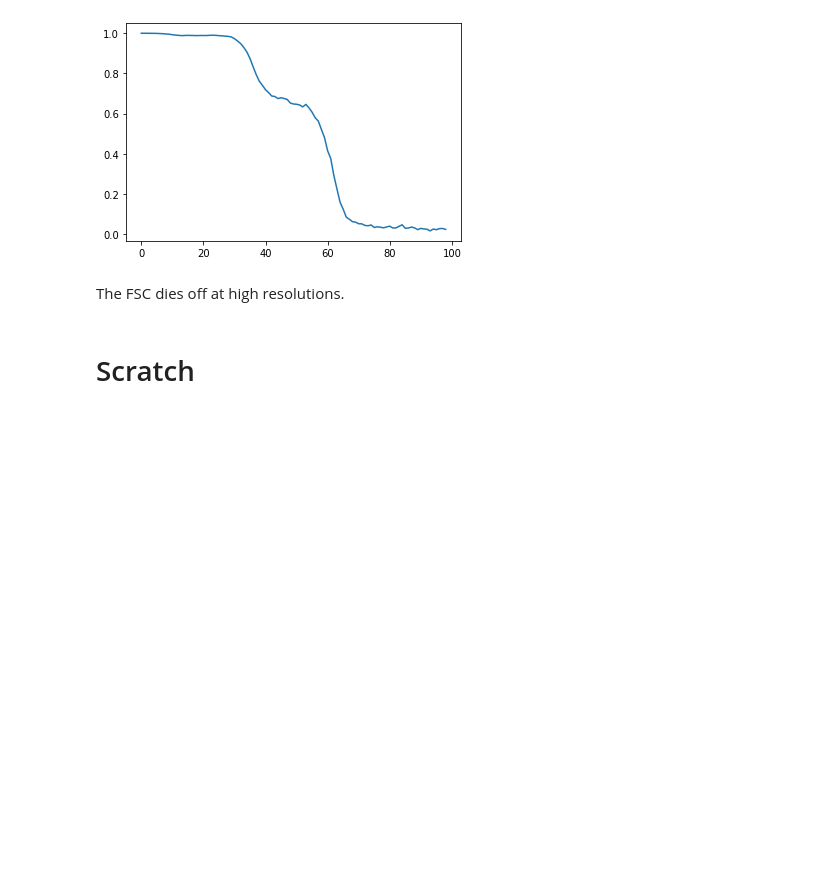
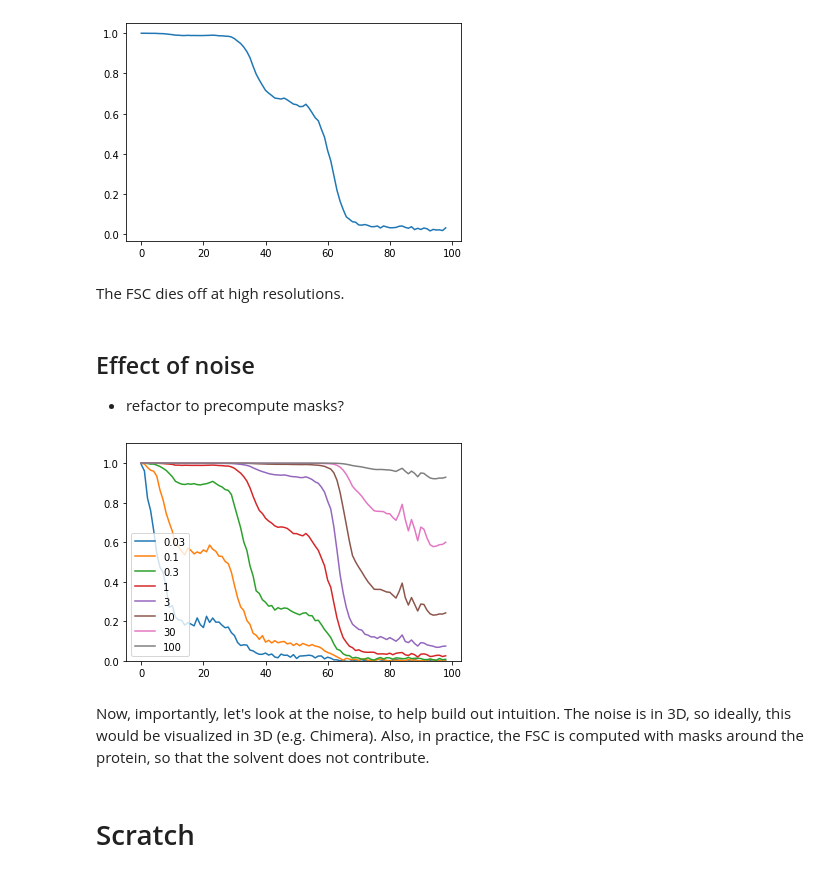
Before and after one commit to geoffwoollard/learn_cryoem_math, a Jupyter notebook: nb/fsc.ipynb, the cells around one changed output. Drawn from its saved outputs; the diff is of its cells as text; code cells hidden in the pictures; blank space fills up the shorter version.

Commit message:
fsc (volume) + effect of noise

```diff
--- a/nb/fsc.ipynb
+++ b/nb/fsc.ipynb
@@ -473,5 +476,24 @@ pd.Series(fsc_3ds.real).plot()
 [figure]
 # %% [markdown]
 The FSC dies off at high resolutions.
+# %% [markdown]
+## Effect of noise
+* refactor to precompute masks?
+# %%
+half_map_A = do_fft3d(vol,'f')
+noise_std = half_map_A.std()
+N_av = 1
+for snr in [0.03,0.1,0.3,1,3,10,30,100]:
+  fsc_3ds = np.zeros(nx//2-1, dtype=np.complex128)
+  noise = np.random.normal(loc=0,scale=noise_std / snr,size=nx*nx*nx).reshape(nx,nx,nx)
+  half_map_B = do_fft3d(vol+noise,'f')
+  for average in range(N_av):
+    fsc_3ds += fsc_3d(half_map_A, half_map_B)
+  fsc_3ds /= N_av
+  pd.Series(fsc_3ds.real).plot(ylim=(0,1.1),legend=True, label=snr)
+# %% [output]
+[figure, added]
+# %% [markdown]
+Now, importantly, let's look at the noise, to help build out intuition. The noise is in 3D, so ideally, this would be visualized in 3D (e.g. Chimera). Also, in practice, the FSC is computed with masks around the protein, so that the solvent does not contribute.
 # %% [markdown]
 # Scratch
```
Also changed, not shown: parts of 1 cell of this notebook.
